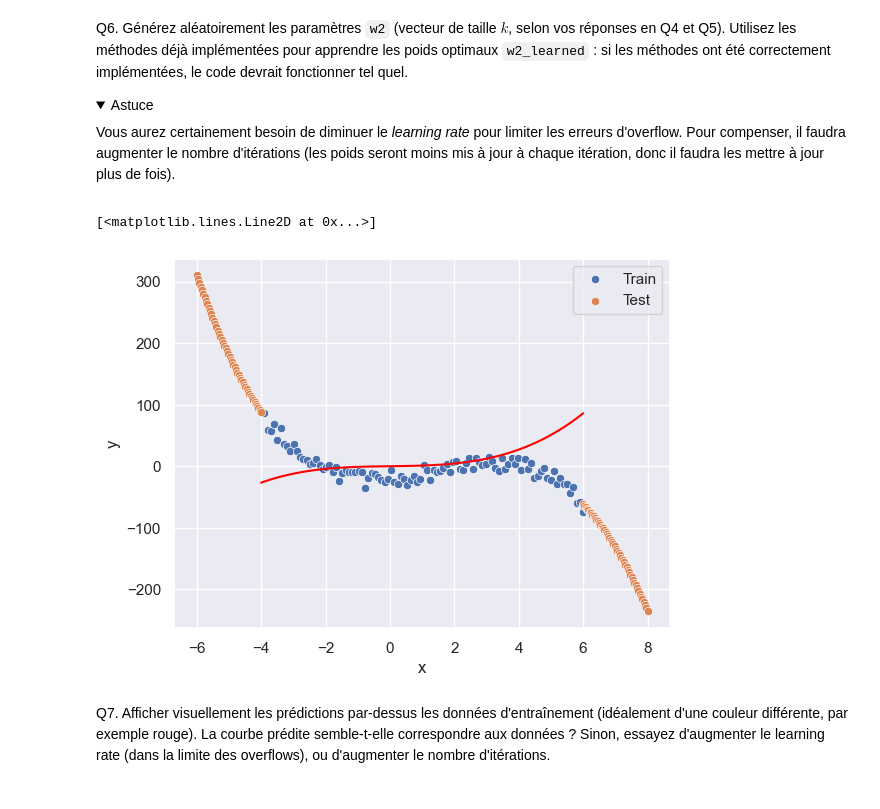
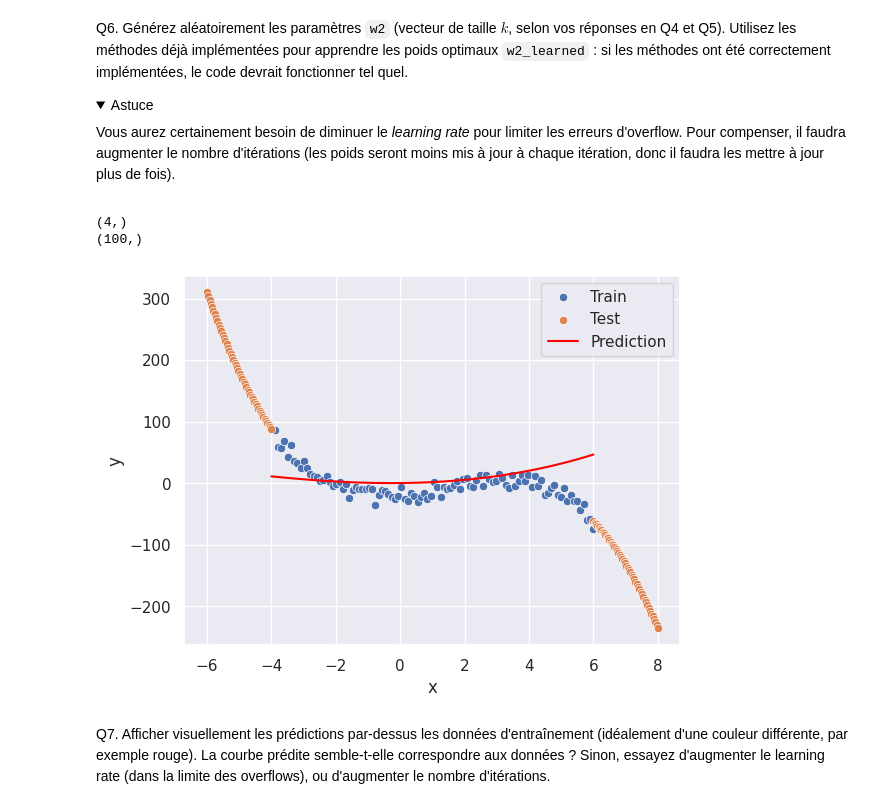
Before and after one commit to jo-pouradier/machine-learning-cpe, a Jupyter notebook: tp1.ipynb, the cells around one changed output. Cells and saved outputs as stored; diff of their text form; code cells hidden in the pictures; folded sections open.

```diff
--- a/tp1.ipynb
+++ b/tp1.ipynb
@@ -293,7 +341,7 @@ $$\nabla J(w) = \frac{2}{n} X^T (X \cdot w - Y)$$
 </details>
 # %%
 def grad(X, Y, w):
-    return 2 * X.T.dot(X.dot(w) - Y) / len(X)
+    return (2/ len(X)) * X.T.dot(X.dot(w) - Y)
 # %% [markdown]
 Q12. Implémentez la descente de gradient (non-stochastique : sur l'ensemble des individus en même temps) dans une fonction `gradient_descent(X, Y, w, learning_rate, n_iterations)`.
 
@@ -410,6 +459,6 @@ Q1. Chargez les données d'entraînement du fichier `data2_train.csv` dans un Da
 # %%
-df2_train = pd.read_csv('data2_train.csv')
-df2_test = pd.read_csv('data2_test.csv')
+df_poly_train = pd.read_csv('data2_train.csv')
+df_poly_test = pd.read_csv('data2_test.csv')
 # %% [markdown]
 Q2. Affichez quelques statistiques sur les données d'entraînement : noms des colonnes, types des colonnes, valeurs min, max, quartiles.
 # %%
@@ -476,7 +525,7 @@ Q5. Sachant que vous n'avez qu'une seule feature $x$ comme entrée, comment fair
 Si on considère que $x$ est une feature, $x^2$ peut en être une autre... Attention à ne pas utiliser de features ayant une relation linéaire entre elles, sinon il y aurait une *perfet collinearity* qui peut empêcher le modèle d'apprendre correctement.
 </details>
 # %%
-ones = np.ones([len(df2_train), 1])
+ones = np.ones([len(df_poly_train), 1])
 ones.shape
 # %% [output]
 (100, 1)
@@ -490,29 +539,35 @@ Vous aurez certainement besoin de diminuer le *learning rate* pour limiter les e
 </details>
 # %%
 W2 = np.random.uniform(0, 1, 4)
+print(W2.shape)
 
-X_train2, Y_train2 = df2_train.to_numpy().transpose()[0], df2_train.to_numpy().transpose()[1]
-X_test2, Y_test2 = df2_test.to_numpy().transpose()[0], df2_test.to_numpy().transpose()[1]
+X_poly_train, Y_poly_train = df_poly_train.to_numpy().transpose()[0], df_poly_train.to_numpy().transpose()[1]
+X_poly_test, Y_poly_test = df_poly_test.to_numpy().transpose()[0], df_poly_test.to_numpy().transpose()[1]
 
-X_train2 = np.concatenate((ones.reshape(len(X_train2), 1), X_train2.reshape(len(X_train2), 1), X_train2.reshape(len(X_train2), 1)**2, X_train2.reshape(len(X_train2), 1)**3), axis=1)
+print(X_poly_train.shape)
+X_poly_train = X_poly_train.reshape(-1, 1)
 
-model2 = model(X_train2, W2)
+X_poly_train = np.concatenate((ones, X_poly_train, X_poly_train**2, X_poly_train**3), axis=1) # (n, 4)
 
-grad2 = grad(X_train2, Y_train2, W2)
+model2 = model(X_poly_train, W2) # (n, 4) * (4, ) = (n, )
 
-#loss2 = loss(X_train2, Y_train2, W2)
+grad2 = grad(X_poly_train, Y_poly_train, W2)
+
+#loss2 = loss(X_poly_train, Y_poly_train, W2)
 
 
-sns.scatterplot(x='x', y='y', data=df2_train, label='Train')
-sns.scatterplot(x='x', y='y', data=df2_test, label='Test')
-#x = np.arange(round(df2_train['x'].min()), round(df2_train['x'].max()), 1)
-x = np.linspace(df2_train['x'].min(), df2_train['x'].max(), len(X_train2))
+sns.scatterplot(x='x', y='y', data=df_poly_train, label='Train')
+sns.scatterplot(x='x', y='y', data=df_poly_test, label='Test')
+#x = np.arange(round(df_poly_train['x'].min()), round(df_poly_train['x'].max()), 1)
+x = np.linspace(df_poly_train['x'].min(), df_poly_train['x'].max(), len(X_poly_train))
 prediction2 = x**3*W2[3]  + x**2*W2[2] + x*W2[1] + W2[0]
 
-plt.plot(x, prediction2, color='red', label='Prediction')
+sns.lineplot(x=x, y=prediction2, color='red', label='Prediction')
+plt.show()
 # %% [output]
-[<matplotlib.lines.Line2D at 0x...>]
+(4,)
+(100,)
-[figure, old version]
+[figure, new version]
 # %% [markdown]
 Q7. Afficher visuellement les prédictions par-dessus les données d'entraînement (idéalement d'une couleur différente, par exemple rouge). La courbe prédite semble-t-elle correspondre aux données ? Sinon, essayez d'augmenter le learning rate (dans la limite des overflows), ou d'augmenter le nombre d'itérations.
 # %%
```
Also changed, not shown: parts of 47 cells of this notebook.
